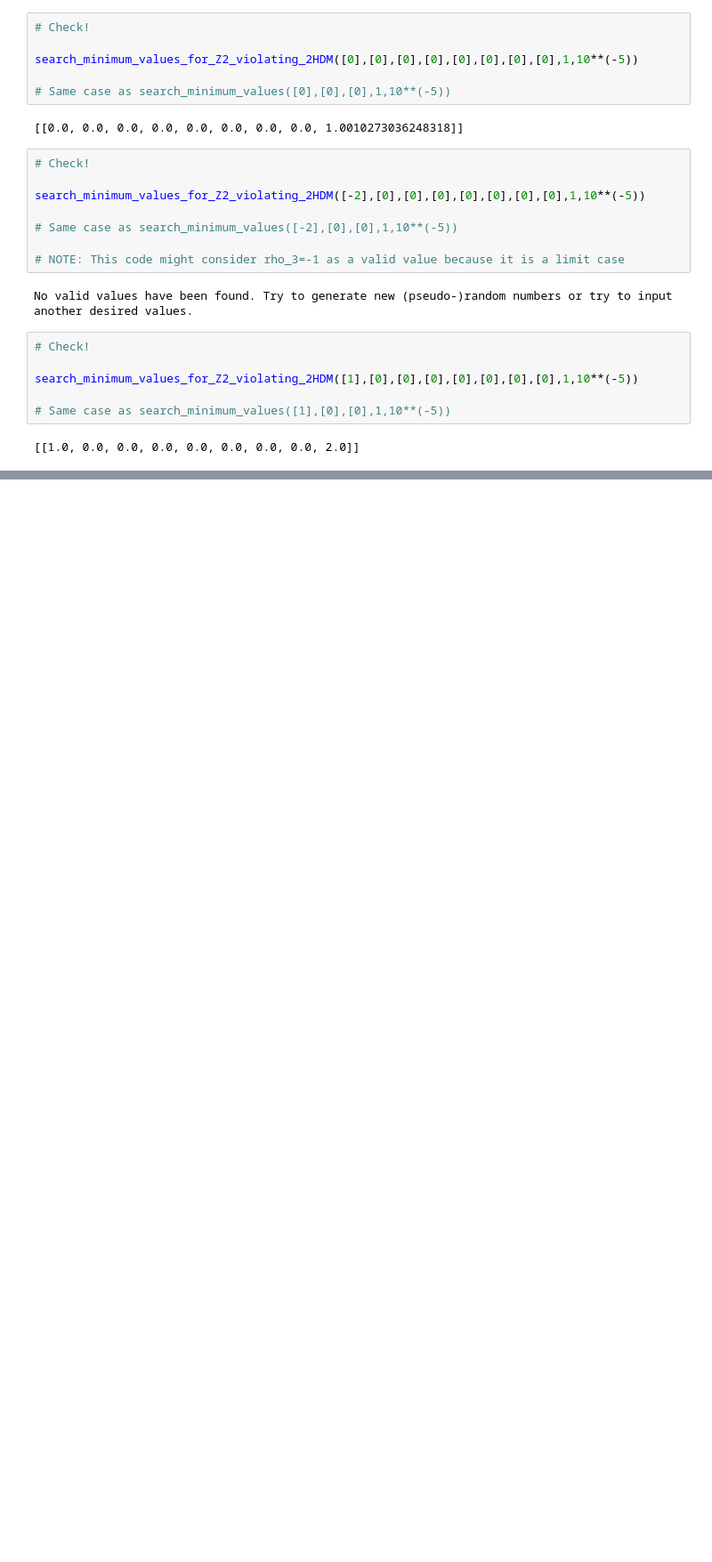
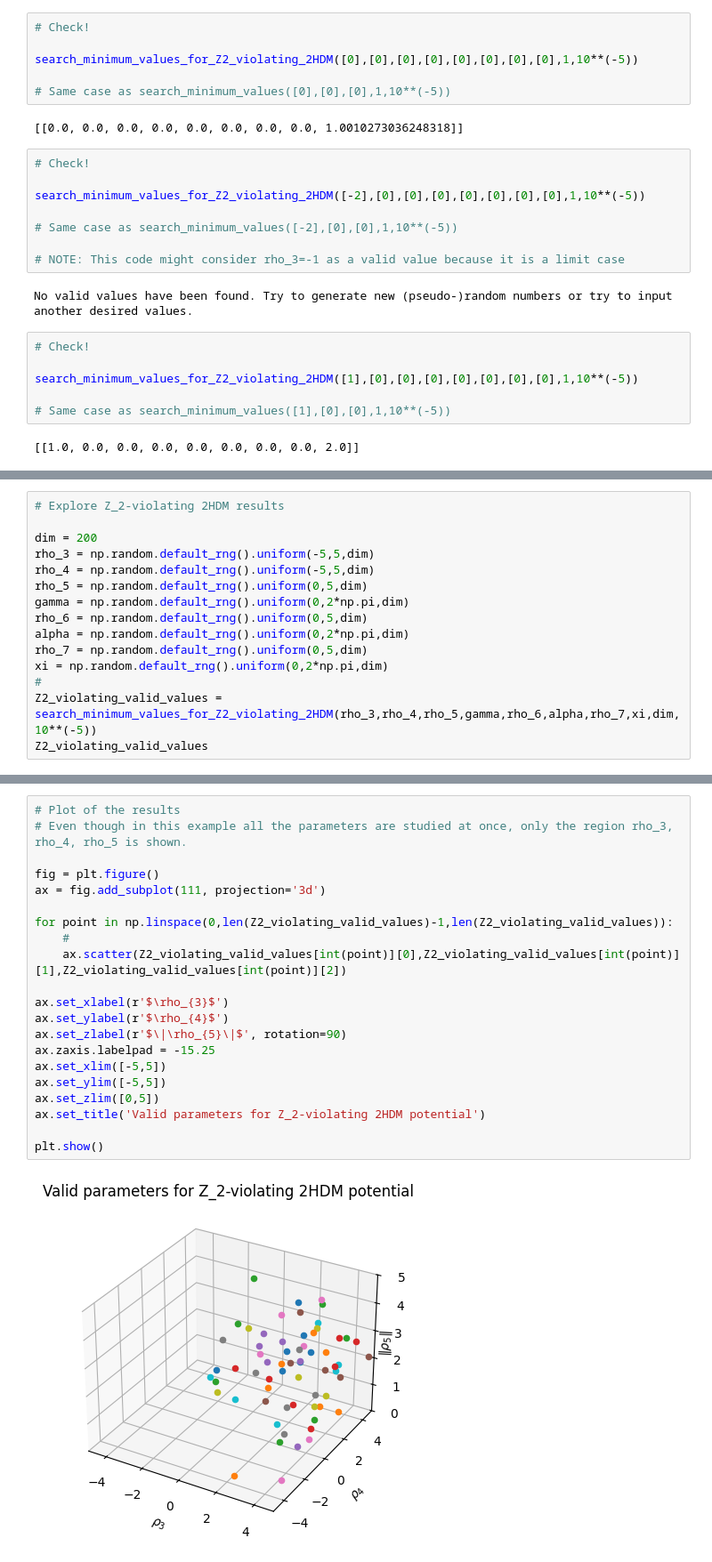
Before and after one commit to jdlpv/Theoretical-constraints-on-beyond-Standard-Model-extensions-of-the-Higgs-potential, a Jupyter notebook: main.ipynb, the cells around one changed output, grey strips where cells are left out. Shown at 89% size. Saved outputs shown, nothing was run; the diff lists cells and outputs as text; blank space fills up the shorter version.

```diff
--- a/main.ipynb
+++ b/main.ipynb
@@ -277,0 +274,15 @@ plt.show()
+# %%
+# Explore Z_2-violating 2HDM results
+
+dim = 200
+rho_3 = np.random.default_rng().uniform(-5,5,dim)
+rho_4 = np.random.default_rng().uniform(-5,5,dim)
+rho_5 = np.random.default_rng().uniform(0,5,dim)
+gamma = np.random.default_rng().uniform(0,2*np.pi,dim)
+rho_6 = np.random.default_rng().uniform(0,5,dim)
+alpha = np.random.default_rng().uniform(0,2*np.pi,dim)
+rho_7 = np.random.default_rng().uniform(0,5,dim)
+xi = np.random.default_rng().uniform(0,2*np.pi,dim)
+#
+Z2_violating_valid_values = search_minimum_values_for_Z2_violating_2HDM(rho_3,rho_4,rho_5,gamma,rho_6,alpha,rho_7,xi,dim,10**(-5))
+Z2_violating_valid_values
@@ -277,0 +307,23 @@ plt.show()
+# %%
+# Plot of the results
+# Even though in this example all the parameters are studied at once, only the region rho_3, rho_4, rho_5 is shown.
+
+fig = plt.figure()
+ax = fig.add_subplot(111, projection='3d')
+
+for point in np.linspace(0,len(Z2_violating_valid_values)-1,len(Z2_violating_valid_values)):
+    #
+    ax.scatter(Z2_violating_valid_values[int(point)][0],Z2_violating_valid_values[int(point)][1],Z2_violating_valid_values[int(point)][2])
+
+ax.set_xlabel(r'$\rho_{3}$')
+ax.set_ylabel(r'$\rho_{4}$')
+ax.set_zlabel(r'$\|\rho_{5}\|$', rotation=90)
+ax.zaxis.labelpad = -15.25
+ax.set_xlim([-5,5])
+ax.set_ylim([-5,5])
+ax.set_zlim([0,5])
+ax.set_title('Valid parameters for Z_2-violating 2HDM potential')
+
+plt.show()
+# %% [output]
+[figure, added]
```
Also changed, not shown: parts of 10 cells of this notebook.
